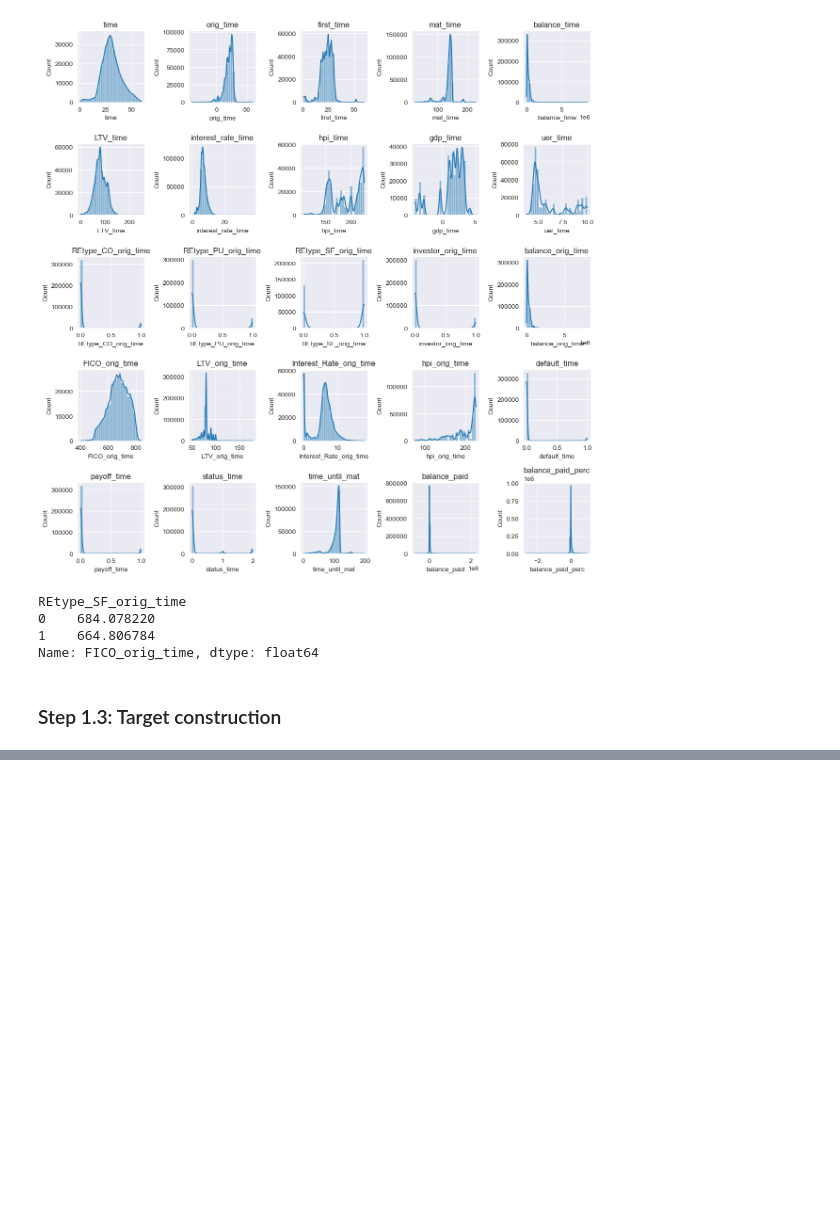
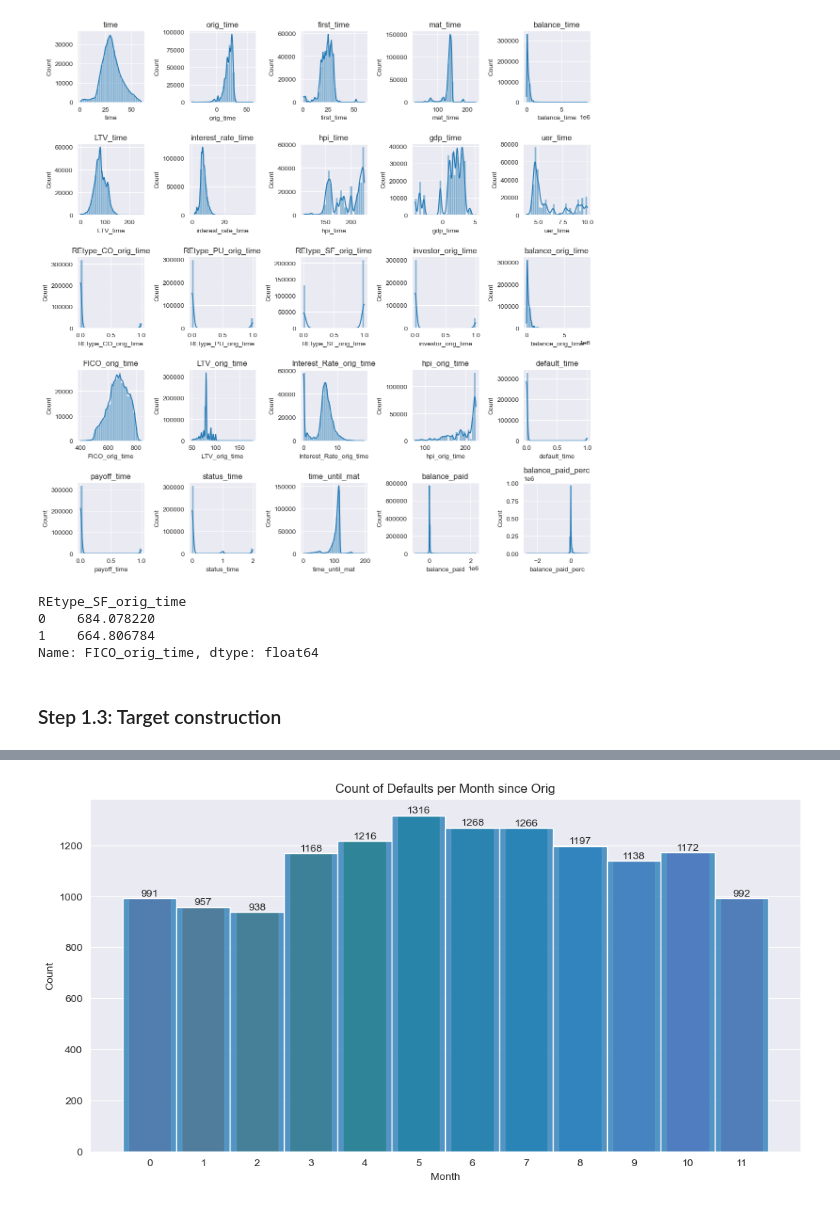
Before and after one commit to MaksimObukhov/pd_scorecard, a Jupyter notebook: main.ipynb, the cells around one changed output, grey strips where cells are left out. Drawn from its saved outputs; the diff is of its cells as text; code cells hidden in the pictures; blank space fills up the shorter version.

```diff
--- a/main.ipynb
+++ b/main.ipynb
@@ -188,0 +231,21 @@ Name: FICO_orig_time, dtype: float64
+# %%
+df_dev['month_since_orig'] = df_dev['time_since_orig'] % 12  # Extract the month from the 'time' column
+
+# Filter data where 'default_time' is 1
+default_df = df_dev[df_dev['default_time'] == 1]
+count_per_month = default_df['month_since_orig'].value_counts().sort_index()
+
+# Plot histogram
+plt.figure(figsize=(12, 6))
+ax = sns.barplot(x=count_per_month.index, y=count_per_month.values)
+sns.histplot(default_df['month_since_orig'], bins=range(13), kde=False, discrete=True)
+plt.title('Count of Defaults per Month since Orig')
+plt.xlabel('Month')
+plt.ylabel('Count')
+
+for i, value in enumerate(count_per_month.values):
+    ax.text(i, value + 0.1, str(value), ha='center', va='bottom')
+
+plt.show()
+# %% [output]
+[figure, added]
```
Also changed, not shown: parts of 3 cells of this notebook.
